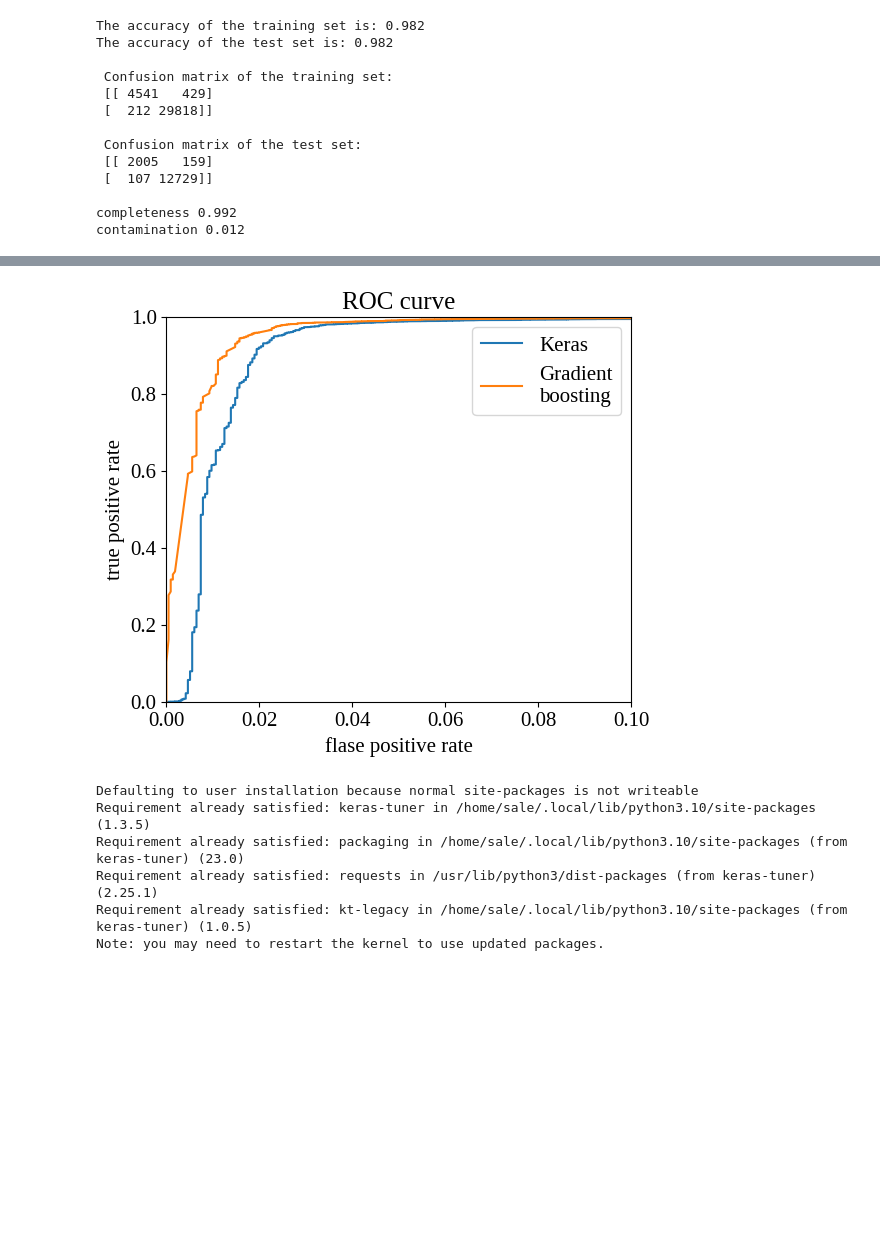
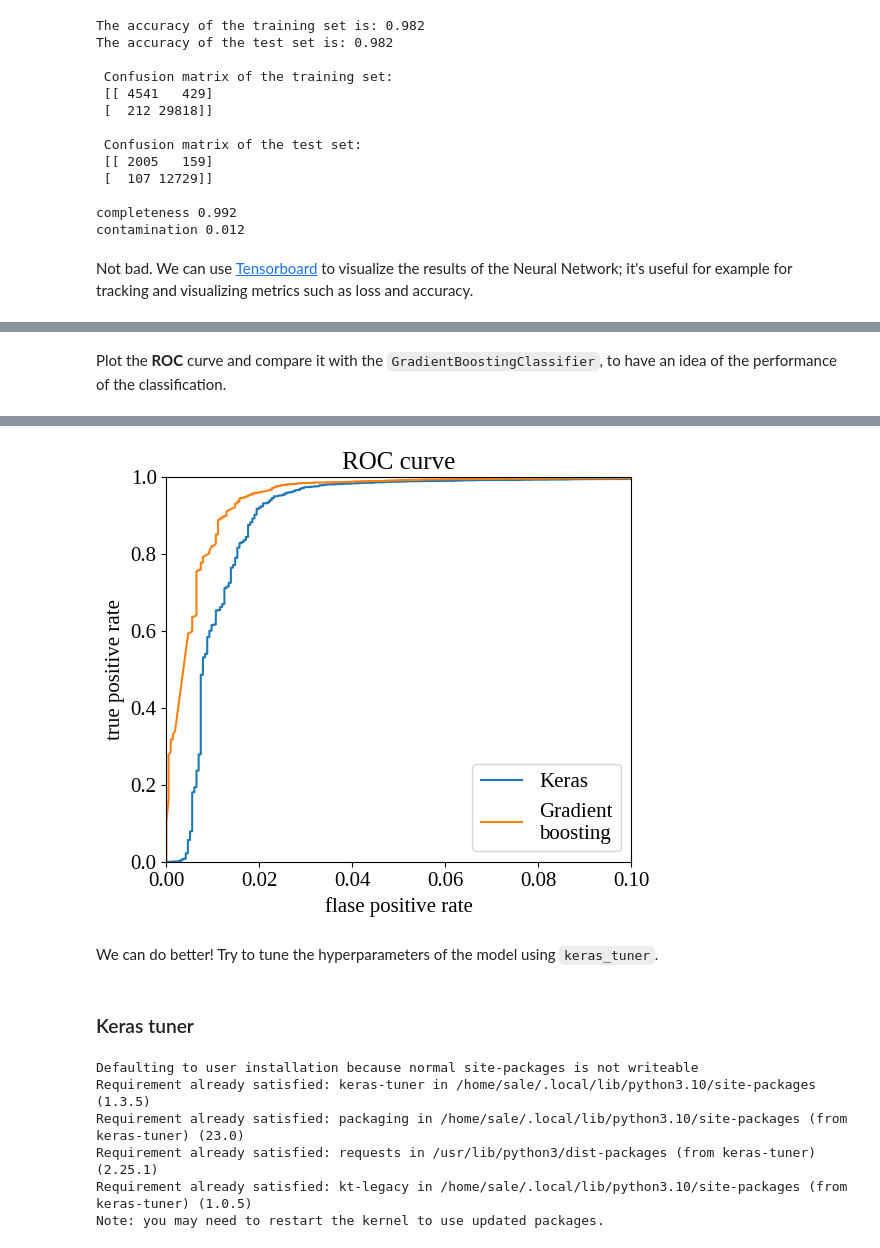
Before and after one commit to Alexpedro130/astrostatistics_bicocca_2023, a Jupyter notebook: working/L22_galaxy_QSO_neuralnetwork.ipynb, the cells around one changed output, grey strips where cells are left out. Cells and saved outputs as stored; diff of their text form; code cells hidden in the pictures; blank space fills up the shorter version.

```diff
--- a/working/L22_galaxy_QSO_neuralnetwork.ipynb
+++ b/working/L22_galaxy_QSO_neuralnetwork.ipynb
@@ -271,13 +303,15 @@ The accuracy of the test set is: 0.982
 
 completeness 0.992
 contamination 0.012
+# %% [markdown]
+Not bad. We can use [Tensorboard](https://www.tensorflow.org/tensorboard) to visualize the results of the Neural Network; it's useful for example for tracking and visualizing metrics such as loss and accuracy.
 # %%
 %tensorboard --logdir logs/fit
 # %% [output]
 [interactive output not drawn]
+# %% [markdown]
+Plot the **ROC** curve and compare it with the `GradientBoostingClassifier`, to have an idea of the performance of the classification.
 # %%
-#plt the ROC curve
-
 probs=model.predict(X_test)
 
 gradboost = GradientBoostingClassifier()
@@ -295,8 +329,6 @@ plt.xlabel('flase positive rate')
 plt.ylabel('true positive rate')
 plt.xlim(0,0.1)
 plt.ylim(0.,1)
-plt.legend()
+plt.legend(loc='lower right')
 plt.show()
-
-#we can do better
 # %% [output]
@@ -304,4 +336,8 @@ plt.show()
-[figure, old version]
+[figure, new version]
+# %% [markdown]
+We can do better! Try to tune the hyperparameters of the model using `keras_tuner`.
+# %% [markdown]
+### Keras tuner
 # %%
 pip install keras-tuner --upgrade
 # %% [output]
```
Also changed, not shown: parts of 42 cells of this notebook.
